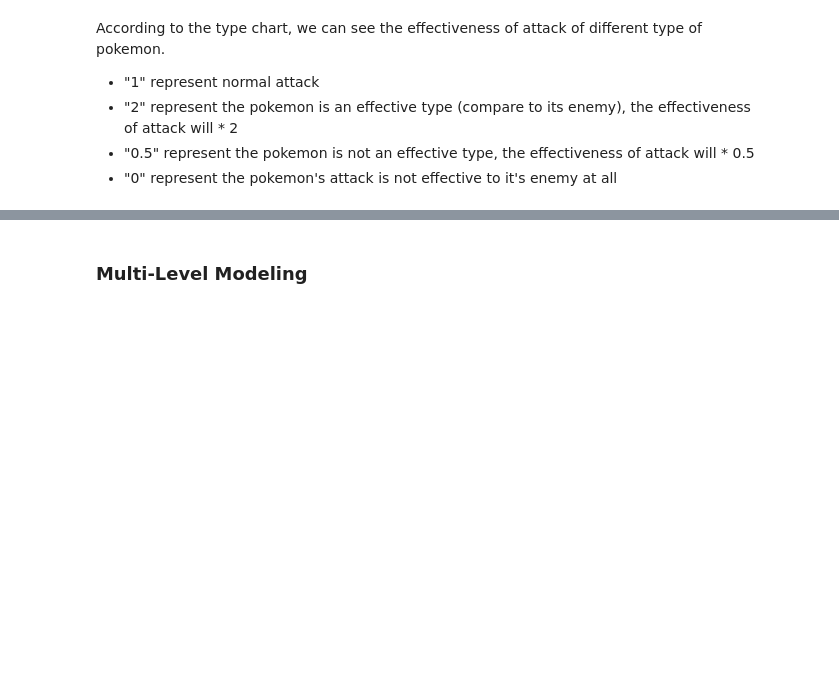
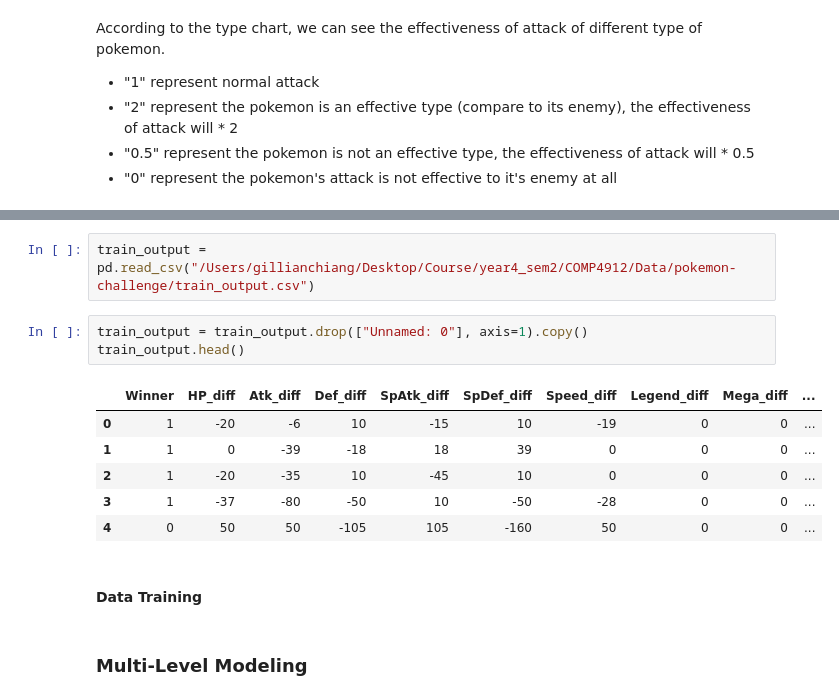
Before and after one commit to gillian850413/COMP4912, a Jupyter notebook: Notebook/Pokemon_Week7.ipynb, the cells around one changed output, grey strips where cells are left out. Saved outputs shown, nothing was run; the diff lists cells and outputs as text; blank space fills up the shorter version.

```diff
--- a/Notebook/Pokemon_Week7.ipynb
+++ b/Notebook/Pokemon_Week7.ipynb
@@ -884,3 +891,17 @@ According to the type chart, we can see the effectiveness of attack of different
+# %%
+train_output = pd.read_csv("/Users/gillianchiang/Desktop/Course/year4_sem2/COMP4912/Data/pokemon-challenge/train_output.csv")
+# %%
+train_output = train_output.drop(["Unnamed: 0"], axis=1).copy()
+train_output.head()
+# %% [output]
+|  | Winner | HP_diff | Atk_diff | Def_diff | SpAtk_diff | SpDef_diff | Speed_diff | Legend_diff | Mega_diff | ... |
+| 0 | 1 | -20 | -6 | 10 | -15 | 10 | -19 | 0 | 0 | ... |
+| 1 | 1 | 0 | -39 | -18 | 18 | 39 | 0 | 0 | 0 | ... |
+| 2 | 1 | -20 | -35 | 10 | -45 | 10 | 0 | 0 | 0 | ... |
+| 3 | 1 | -37 | -80 | -50 | 10 | -50 | -28 | 0 | 0 | ... |
+| 4 | 0 | 50 | 50 | -105 | 105 | -160 | 50 | 0 | 0 | ... |
+# %% [markdown]
+#### Data Training
 # %% [markdown]
 ### Multi-Level Modeling
 # %% [markdown]
```
Also changed, not shown: parts of 8 cells of this notebook.
